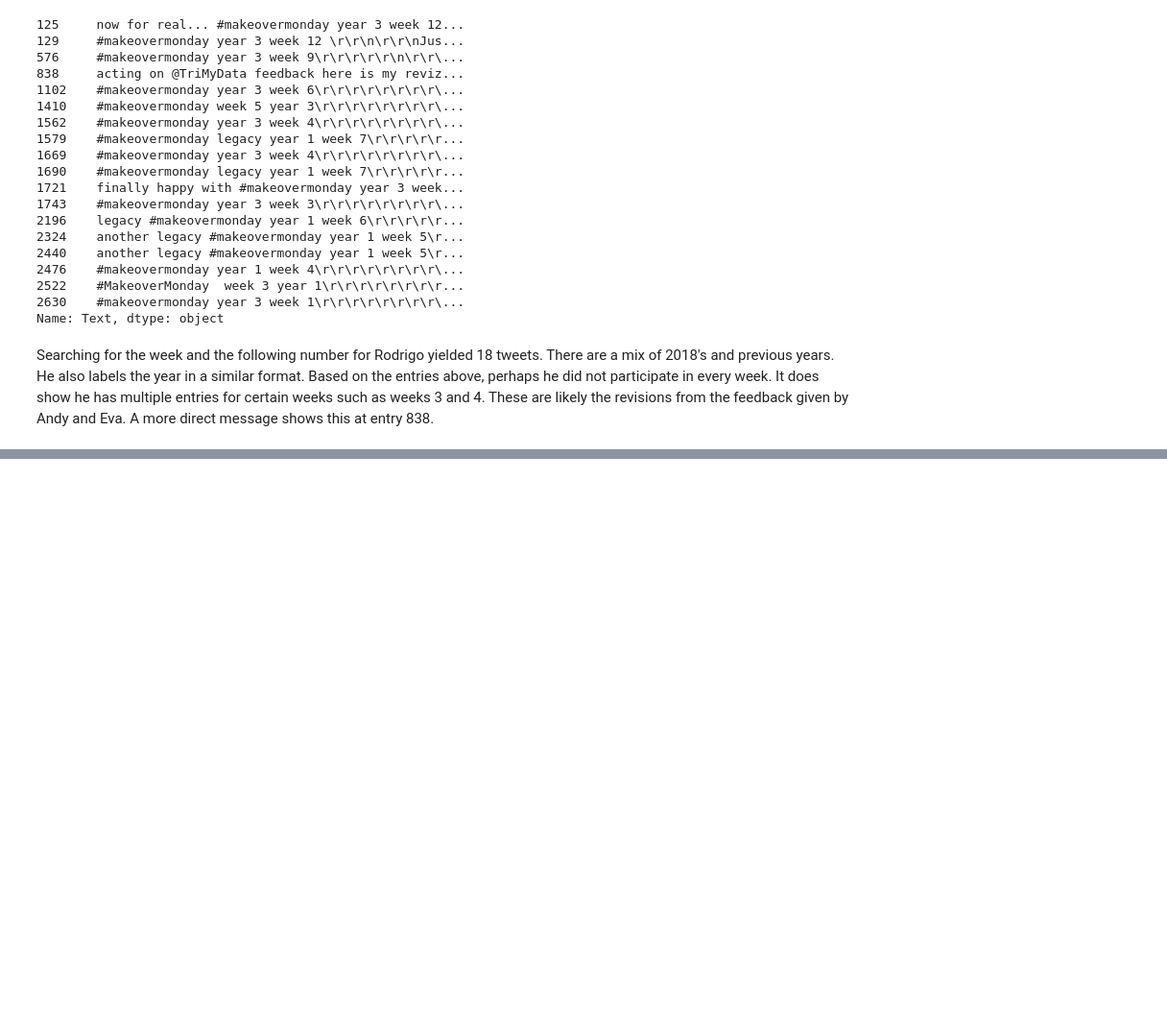
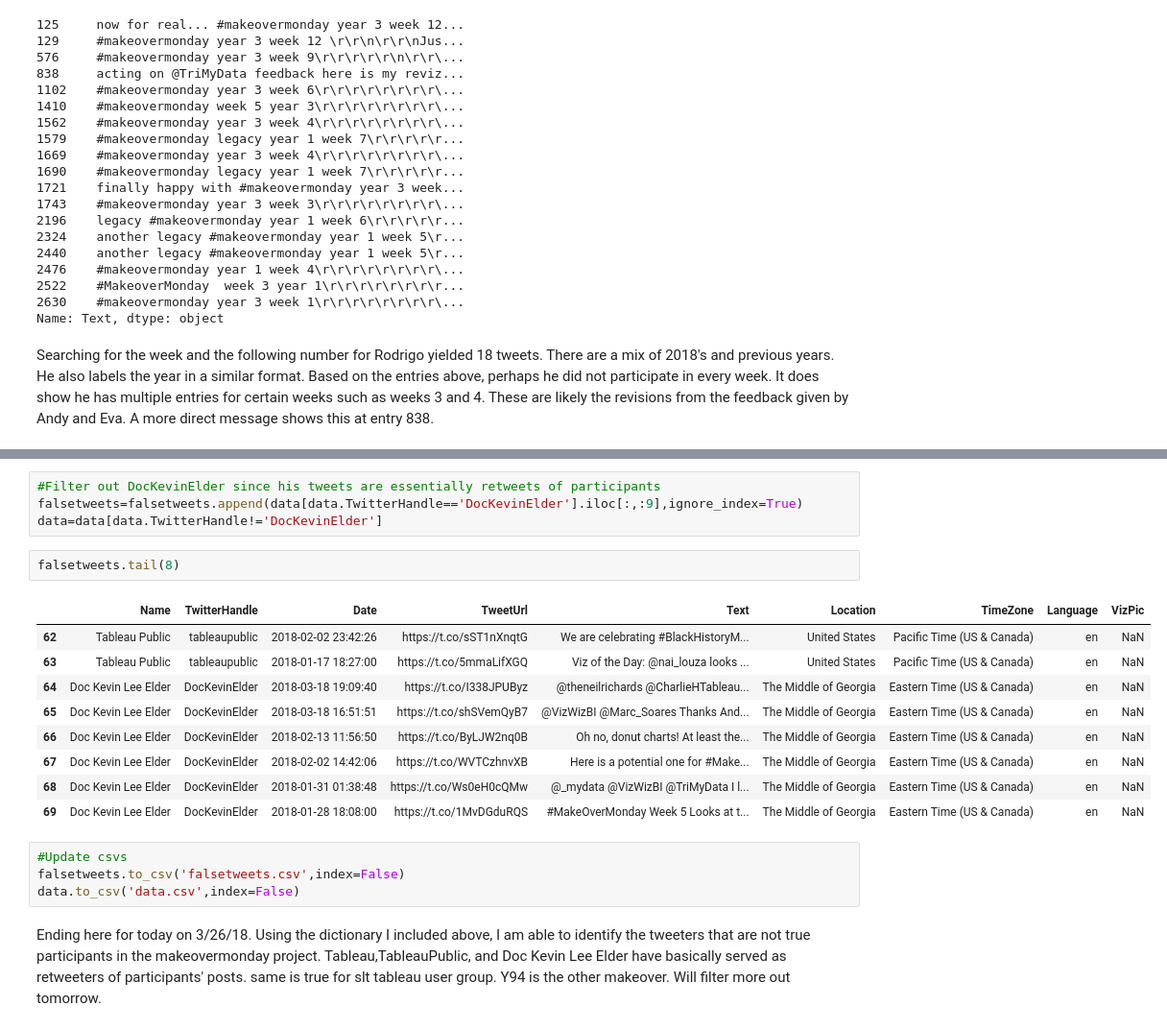
Before and after one commit to JohnDeJesus22/-MakeoverMonday-Collaborative-Project, a Jupyter notebook: #MakeoverMonday_EDA.ipynb, the cells around one changed output, grey strips where cells are left out. Shown: that part at 96% size. Drawn from its saved outputs; the diff is of its cells as text; blank space fills up the shorter version.

```diff
--- a/#MakeoverMonday_EDA.ipynb
+++ b/#MakeoverMonday_EDA.ipynb
@@ -306,0 +440,22 @@ Searching for the week and the following number for Rodrigo yielded 18 tweets. T
+# %%
+#Filter out DocKevinElder since his tweets are essentially retweets of participants
+falsetweets=falsetweets.append(data[data.TwitterHandle=='DocKevinElder'].iloc[:,:9],ignore_index=True)
+data=data[data.TwitterHandle!='DocKevinElder']
+# %%
+falsetweets.tail(8)
+# %% [output]
+|  | Name | TwitterHandle | Date | TweetUrl | Text | Location | TimeZone | Language | VizPic |
+| 62 | Tableau Public | tableaupublic | 2018-02-02 23:42:26 | https://t.co/sST1nXnqtG | We are celebrating #BlackHistoryM... | United States | Pacific Time (US & Canada) | en | NaN |
+| 63 | Tableau Public | tableaupublic | 2018-01-17 18:27:00 | https://t.co/5mmaLifXGQ | Viz of the Day: @nai_louza looks ... | United States | Pacific Time (US & Canada) | en | NaN |
+| 64 | Doc Kevin Lee Elder | DocKevinElder | 2018-03-18 19:09:40 | https://t.co/I338JPUByz | @theneilrichards @CharlieHTableau... | The Middle of Georgia | Eastern Time (US & Canada) | en | NaN |
+| 65 | Doc Kevin Lee Elder | DocKevinElder | 2018-03-18 16:51:51 | https://t.co/shSVemQyB7 | @VizWizBI @Marc_Soares Thanks And... | The Middle of Georgia | Eastern Time (US & Canada) | en | NaN |
+| 66 | Doc Kevin Lee Elder | DocKevinElder | 2018-02-13 11:56:50 | https://t.co/ByLJW2nq0B | Oh no, donut charts! At least the... | The Middle of Georgia | Eastern Time (US & Canada) | en | NaN |
+| 67 | Doc Kevin Lee Elder | DocKevinElder | 2018-02-02 14:42:06 | https://t.co/WVTCzhnvXB | Here is a potential one for #Make... | The Middle of Georgia | Eastern Time (US & Canada) | en | NaN |
+| 68 | Doc Kevin Lee Elder | DocKevinElder | 2018-01-31 01:38:48 | https://t.co/Ws0eH0cQMw | @_mydata @VizWizBI @TriMyData I l... | The Middle of Georgia | Eastern Time (US & Canada) | en | NaN |
+| 69 | Doc Kevin Lee Elder | DocKevinElder | 2018-01-28 18:08:00 | https://t.co/1MvDGduRQS | #MakeOverMonday Week 5 Looks at t... | The Middle of Georgia | Eastern Time (US & Canada) | en | NaN |
+# %%
+#Update csvs
+falsetweets.to_csv('falsetweets.csv',index=False)
+data.to_csv('data.csv',index=False)
+# %% [markdown]
+Ending here for today on 3/26/18. Using the dictionary I included above, I am able to identify the tweeters that are not true participants in the makeovermonday project. Tableau,TableauPublic, and Doc Kevin Lee Elder have basically served as retweeters of participants' posts. same is true for slt tableau user group. Y94 is the other makeover. Will filter more out tomorrow.
```
Also changed, not shown: parts of 19 cells of this notebook, 1 other file.
